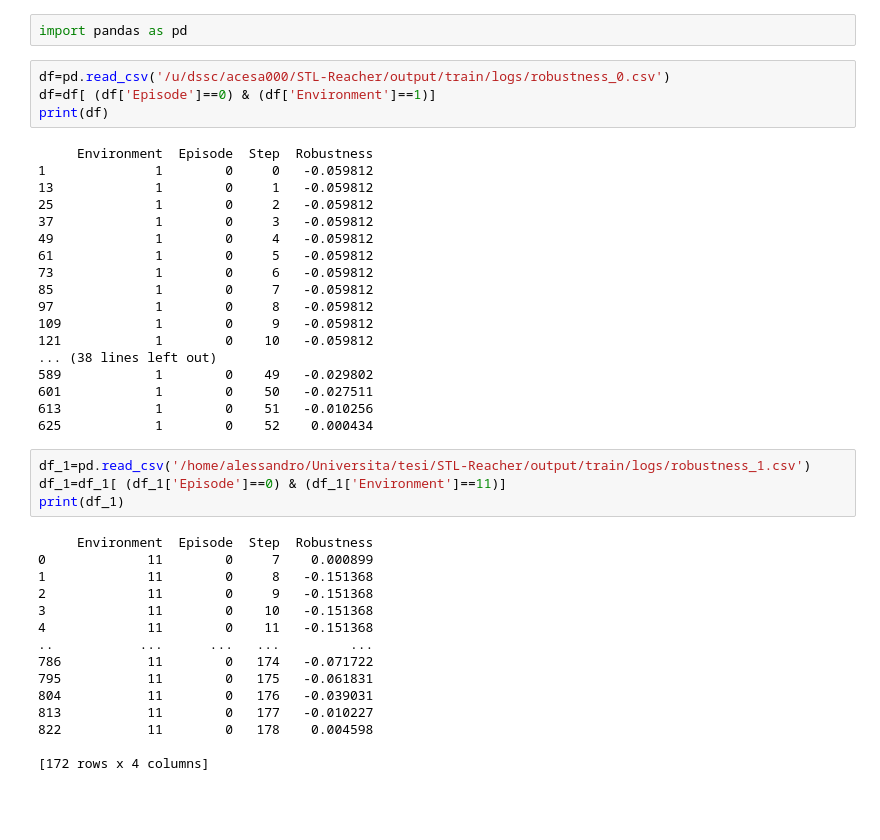
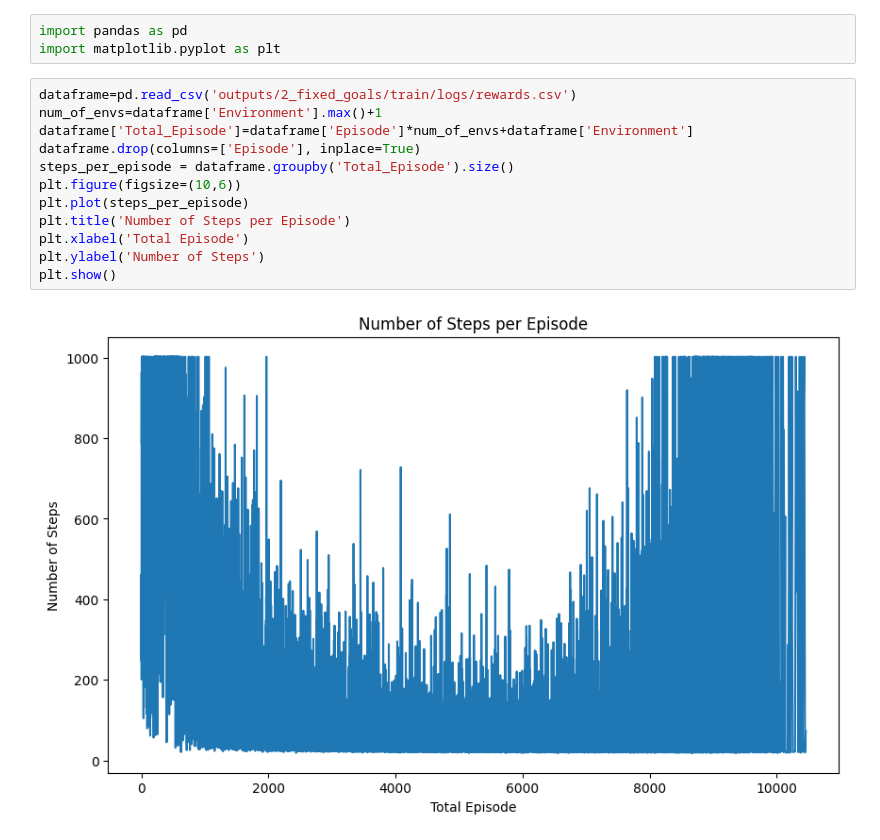
Before and after one commit to AlessandroCesaTs/STL-Reacher, a Jupyter notebook: check_csv.ipynb, the cells around one changed output. Cells and saved outputs as stored; diff of their text form; blank space fills up the shorter version.

```diff
--- a/check_csv.ipynb
+++ b/check_csv.ipynb
@@ -1,43 +1,17 @@
 # %%
 import pandas as pd
+import matplotlib.pyplot as plt
-# %%
-df=pd.read_csv('/u/dssc/acesa000/STL-Reacher/output/train/logs/robustness_0.csv')
-df=df[ (df['Episode']==0) & (df['Environment']==1)]
-print(df)
-# %% [output]
-     Environment  Episode  Step  Robustness
-1              1        0     0   -0.059812
-13             1        0     1   -0.059812
-25             1        0     2   -0.059812
-37             1        0     3   -0.059812
-49             1        0     4   -0.059812
-61             1        0     5   -0.059812
-73             1        0     6   -0.059812
-85             1        0     7   -0.059812
-97             1        0     8   -0.059812
-109            1        0     9   -0.059812
-121            1        0    10   -0.059812
-... (38 lines left out)
-589            1        0    49   -0.029802
-601            1        0    50   -0.027511
-613            1        0    51   -0.010256
-625            1        0    52    0.000434
-# %%
-df_1=pd.read_csv('/home/alessandro/Universita/tesi/STL-Reacher/output/train/logs/robustness_1.csv')
-df_1=df_1[ (df_1['Episode']==0) & (df_1['Environment']==11)]
-print(df_1)
-# %% [output]
-     Environment  Episode  Step  Robustness
-0             11        0     7    0.000899
-1             11        0     8   -0.151368
-2             11        0     9   -0.151368
-3             11        0    10   -0.151368
-4             11        0    11   -0.151368
-..           ...      ...   ...         ...
-786           11        0   174   -0.071722
-795           11        0   175   -0.061831
-804           11        0   176   -0.039031
-813           11        0   177   -0.010227
-822           11        0   178    0.004598
-
-[172 rows x 4 columns]
+# %%
+dataframe=pd.read_csv('outputs/2_fixed_goals/train/logs/rewards.csv')
+num_of_envs=dataframe['Environment'].max()+1
+dataframe['Total_Episode']=dataframe['Episode']*num_of_envs+dataframe['Environment']
+dataframe.drop(columns=['Episode'], inplace=True)
+steps_per_episode = dataframe.groupby('Total_Episode').size()
+plt.figure(figsize=(10,6))
+plt.plot(steps_per_episode)
+plt.title('Number of Steps per Episode')
+plt.xlabel('Total Episode')
+plt.ylabel('Number of Steps')
+plt.show()
+# %% [output]
+[figure, added]
```
Also changed, not shown: parts of 1 cell of this notebook, 1 other file.
